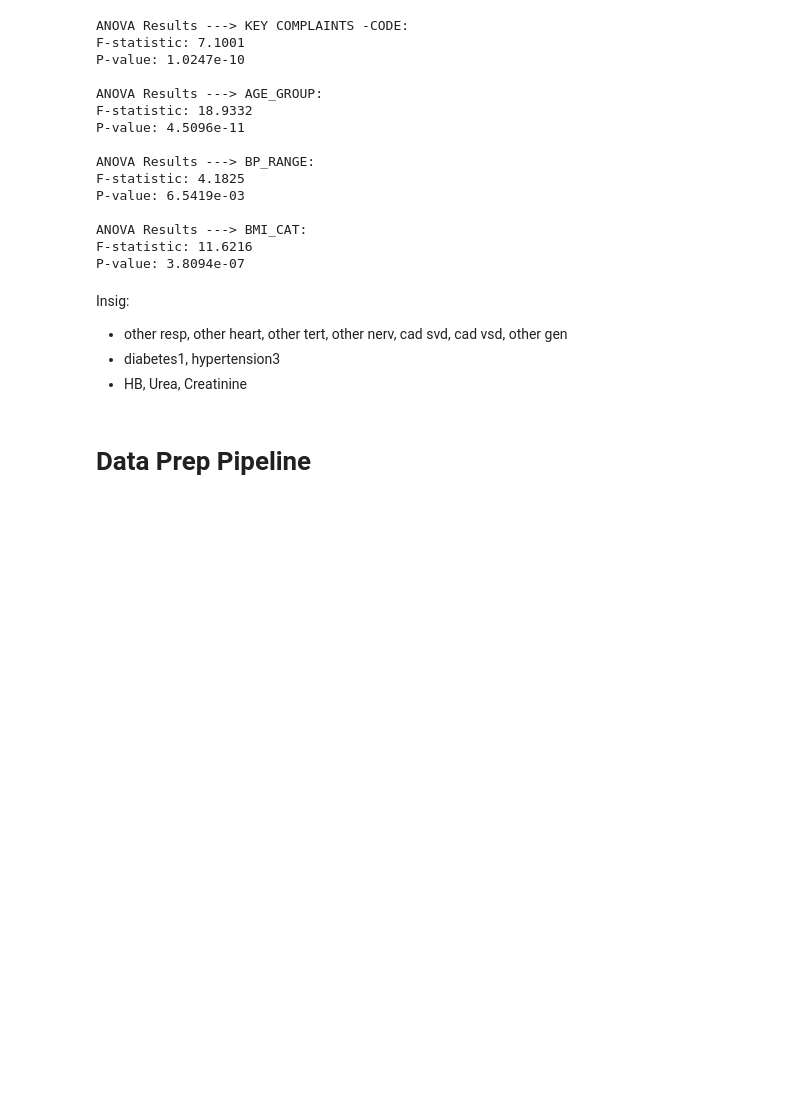
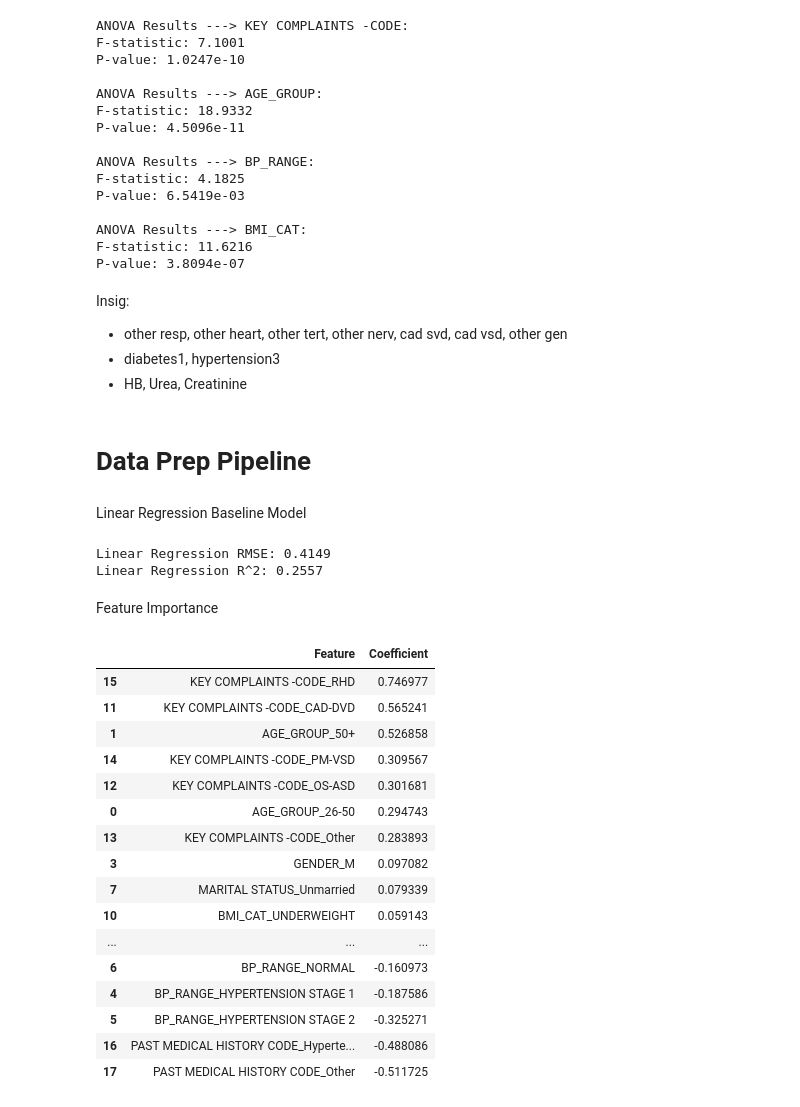
Before and after one commit to lmills724/Package-Pricing-Mission-Hospital-Project, a Jupyter notebook: pricing-predictions.ipynb, the cells around one changed output. Cells and saved outputs as stored; diff of their text form; code cells hidden in the pictures; blank space fills up the shorter version.

```diff
--- a/pricing-predictions.ipynb
+++ b/pricing-predictions.ipynb
@@ -312,0 +349,47 @@ Insig:
+# %% [markdown]
+Linear Regression Baseline Model
+# %%
+# Model
+lr = LinearRegression()
+lr.fit(X_train, y_train)
+
+# Predict
+y_pred = lr.predict(X_test)
+
+# Evaluate
+rmse = np.sqrt(mean_squared_error(y_test, y_pred))
+r2 = r2_score(y_test, y_pred)
+
+print(f"Linear Regression RMSE: {rmse:.4f}")
+print(f"Linear Regression R^2: {r2:.4f}")
+# %% [output]
+Linear Regression RMSE: 0.4149
+Linear Regression R^2: 0.2557
+# %% [markdown]
+Feature Importance
+# %%
+# Feature importance
+coef_df = pd.DataFrame({
+    'Feature': X.columns,
+    'Coefficient': lr.coef_
+}).sort_values(by='Coefficient', ascending=False)
+
+display(coef_df)
+# %% [output]
+|  | Feature | Coefficient |
+| 15 | KEY COMPLAINTS -CODE_RHD | 0.746977 |
+| 11 | KEY COMPLAINTS -CODE_CAD-DVD | 0.565241 |
+| 1 | AGE_GROUP_50+ | 0.526858 |
+| 14 | KEY COMPLAINTS -CODE_PM-VSD | 0.309567 |
+| 12 | KEY COMPLAINTS -CODE_OS-ASD | 0.301681 |
+| 0 | AGE_GROUP_26-50 | 0.294743 |
+| 13 | KEY COMPLAINTS -CODE_Other | 0.283893 |
+| 3 | GENDER_M | 0.097082 |
+| 7 | MARITAL STATUS_Unmarried | 0.079339 |
+| 10 | BMI_CAT_UNDERWEIGHT | 0.059143 |
+| ... | ... | ... |
+| 6 | BP_RANGE_NORMAL | -0.160973 |
+| 4 | BP_RANGE_HYPERTENSION STAGE 1 | -0.187586 |
+| 5 | BP_RANGE_HYPERTENSION STAGE 2 | -0.325271 |
+| 16 | PAST MEDICAL HISTORY CODE_Hyperte... | -0.488086 |
+| 17 | PAST MEDICAL HISTORY CODE_Other | -0.511725 |
```
Also changed, not shown: parts of 8 cells of this notebook.
